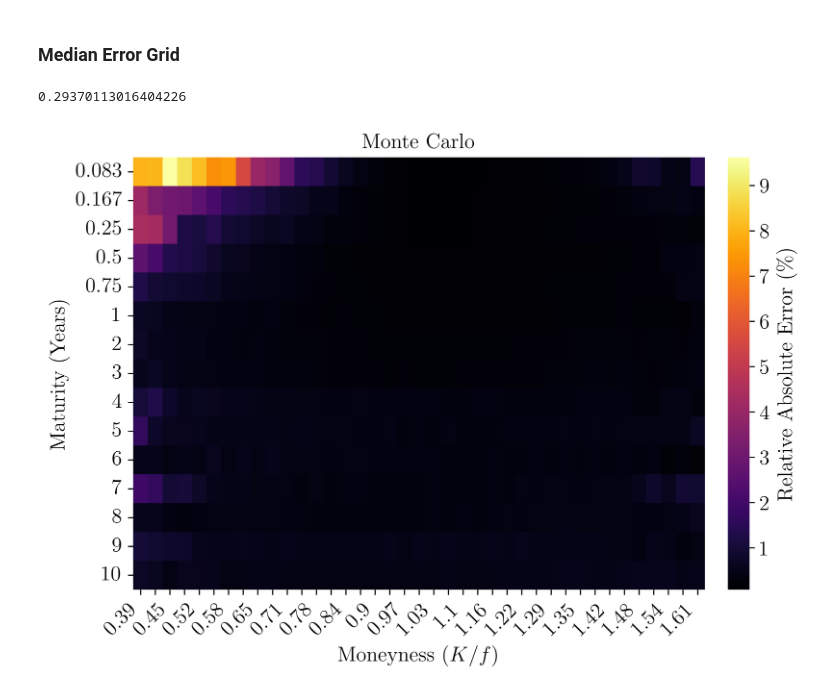
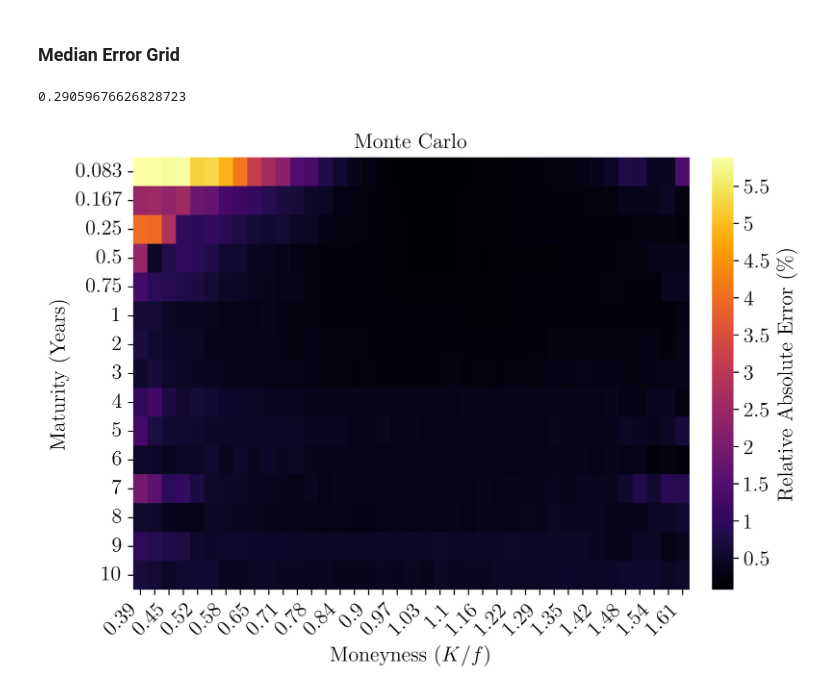
Before and after one commit to vincentklaer/Pointwise-Deep-SABR-Approximation-for-Swaption-Markets, a Jupyter notebook: analysis/monte carlo error.ipynb, the cells around one changed output. Drawn from its saved outputs; the diff is of its cells as text; code cells hidden in the pictures.

```diff
--- a/analysis/monte carlo error.ipynb
+++ b/analysis/monte carlo error.ipynb
@@ -90,9 +90,9 @@ results_df.to_csv("monte_carlo_error_results.csv", index=False)
 ### Median Error Grid
 # %%
 # Import recomputed dataset for parameter combinations 2000-3000, and recomputed hedging dataset for parameter combinations 1-1000
-with open("data generation/test pickles/recomputed_iv_dataset.pkl", "rb") as f0:
+with open("/Users/vincentklaer/Documents/Thesis/Bachelor Thesis/data generation/test pickles/recomputed_iv_dataset.pkl", "rb") as f0:
     chunks_recomputed_iv = pickle.load(f0)
-with open("data generation/test pickles/recomputed_dataset_hedging.pkl", "rb") as f0:
+with open("/Users/vincentklaer/Documents/Thesis/Bachelor Thesis/data generation/test pickles/recomputed_dataset_hedging.pkl", "rb") as f0:
     chunks_recomputed_iv_hedging = pickle.load(f0)
 for chunk in chunks_recomputed_iv_hedging:
     chunk.rename(columns={"iv_base": "recomputed_IV"}, inplace=True)
@@ -102,12 +102,13 @@ chunks = chunks_recomputed_iv + chunks_recomputed_iv_hedging
 # %%
 df = pd.concat(chunks, ignore_index=True)
 df["moneyness"] = df["strike_price"] / df["forward_price"]
+df = df.loc[~((df["impl_volatility"] == 0) | (df["impl_volatility"].isna()) | (np.isinf(df["impl_volatility"])))]
 df = df.loc[~((df["recomputed_IV"] == 0) | (df["recomputed_IV"].isna()) | (np.isinf(df["recomputed_IV"])))]
 df['error_mc'] = np.abs((df['recomputed_IV'] - df['impl_volatility']) / df['impl_volatility']) * 100
 # %%
 print(np.median(df['error_mc']))
 # %% [output]
-0.29370113016404226
+0.29059676626828723
 # %%
 plt.rcParams.update({
     'font.family': 'serif',
@@ -133,7 +134,7 @@ df['T_bin'] = pd.Categorical(df['T'], categories=unique_T, ordered=True)
 error_col = 'error_mc'
 title = 'Monte Carlo'
 
-custom_ticks = [1, 2, 3, 4, 5, 6, 7, 8, 9]
+custom_ticks = [0.5, 1, 1.5, 2, 2.5, 3, 3.5, 4, 4.5, 5, 5.5]
 
 fig, ax = plt.subplots(figsize=(7, 5), constrained_layout=True, dpi=600)
 
@@ -146,31 +147,31 @@ strike_labels = [round(interval.mid, 2) for interval in grouped.columns]
 strike_labels = [lbl if i % 2 == 0 else "" for i, lbl in enumerate(strike_labels)]
 
 vmin = np.nanmin(Z)
 vmax = np.nanmax(Z)
 
 heatmap = sns.heatmap(
     Z, ax=ax, cmap="inferno", cbar=True,
     xticklabels=strike_labels, yticklabels=T_labels,
     vmin=vmin, vmax=vmax,
     cbar_kws={"pad": 0.04}
 )
 
 cbar = heatmap.collections[0].colorbar
 cbar.set_ticks(custom_ticks)
 cbar_labels = [
     str(int(t)) if float(t).is_integer() else str(t)
     for t in custom_ticks
 ]
 cbar.set_ticklabels(cbar_labels)
 cbar.set_label(r"Relative Absolute Error (\%)")
 
 ax.set_title(title)
 ax.set_xlabel("Moneyness ($K$/$f$)")
 ax.set_ylabel("Maturity (Years)")
 
 ax.set_xticklabels(ax.get_xticklabels(), rotation=45, ha="right")
 ax.set_yticklabels(ax.get_yticklabels(), rotation=0, ha="right")
 
 plt.show()
 # %% [output]
-[figure, old version]
+[figure, new version]
```
